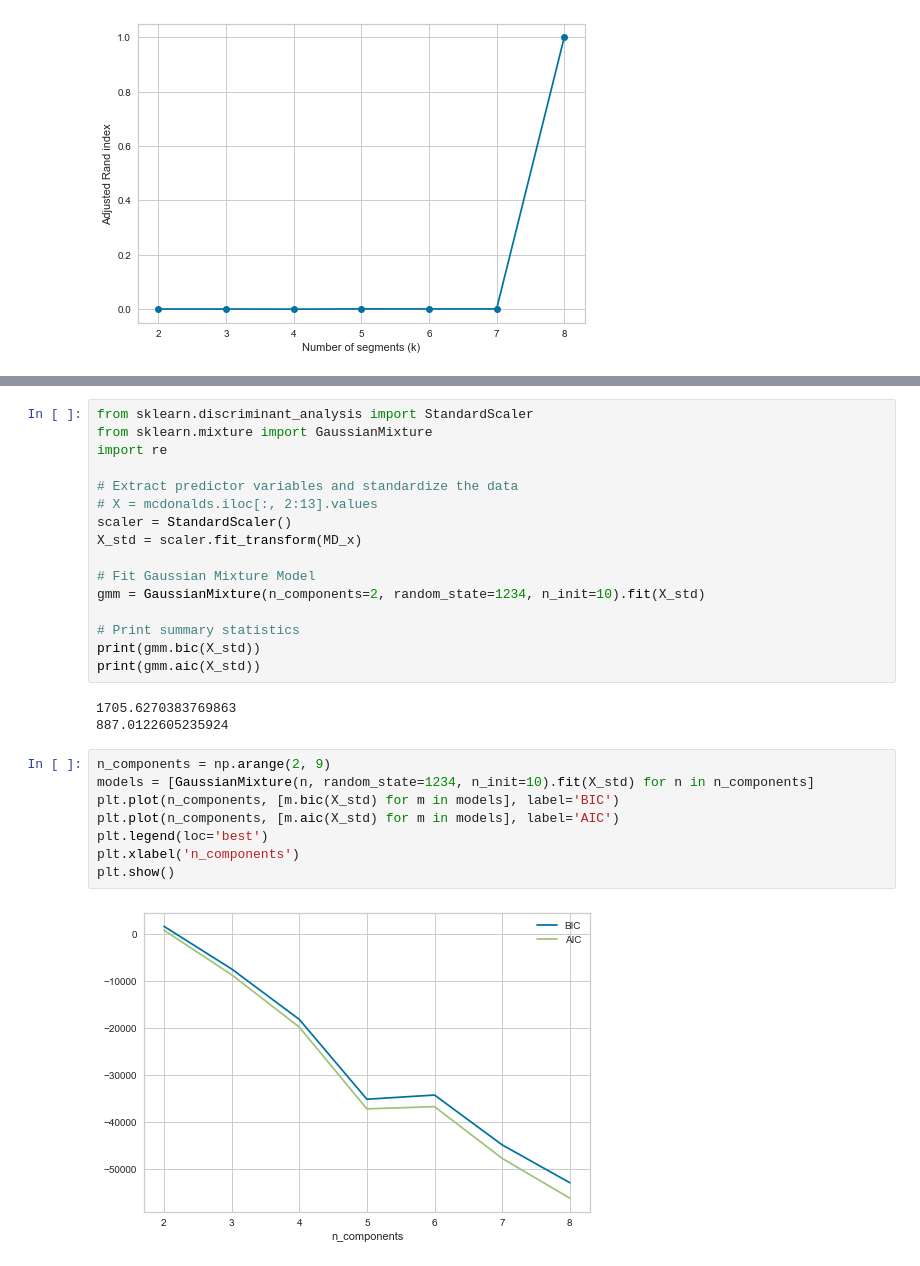
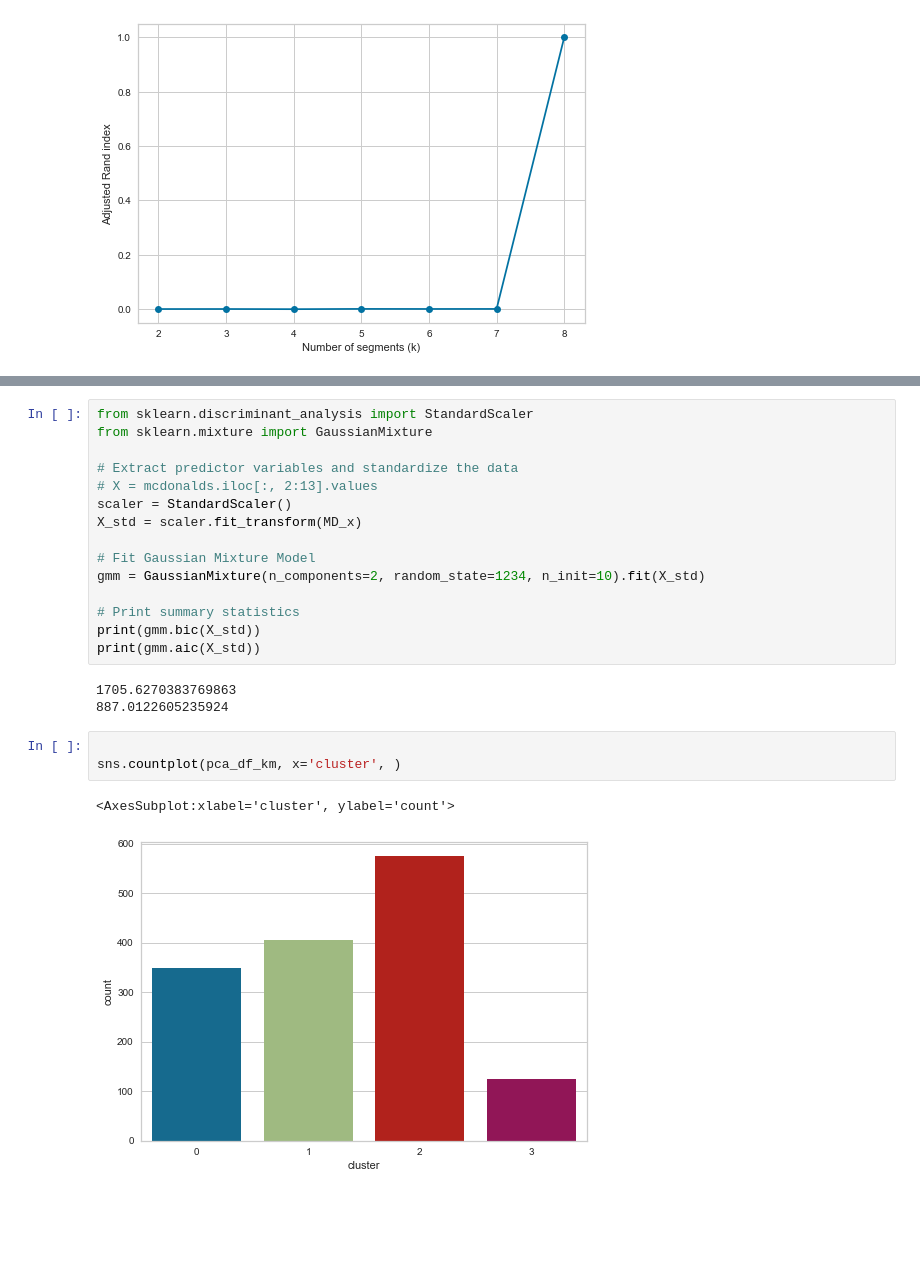
Before and after one commit to Bhatnagar621/McDCaseStudy, a Jupyter notebook: mcdonalds_CaseStudy.ipynb, the cells around one changed output, grey strips where cells are left out. Drawn from its saved outputs; the diff is of its cells as text; blank space fills up the shorter version.

```diff
--- a/mcdonalds_CaseStudy.ipynb
+++ b/mcdonalds_CaseStudy.ipynb
@@ -254,7 +280,6 @@ plt.show()
 # %%
 from sklearn.discriminant_analysis import StandardScaler
 from sklearn.mixture import GaussianMixture
-import re
 
 # Extract predictor variables and standardize the data
 # X = mcdonalds.iloc[:, 2:13].values
@@ -270,13 +295,9 @@ print(gmm.aic(X_std))
 # %% [output]
 1705.6270383769863
 887.0122605235924
-# %%
-n_components = np.arange(2, 9)
-models = [GaussianMixture(n, random_state=1234, n_init=10).fit(X_std) for n in n_components]
-plt.plot(n_components, [m.bic(X_std) for m in models], label='BIC')
-plt.plot(n_components, [m.aic(X_std) for m in models], label='AIC')
-plt.legend(loc='best')
-plt.xlabel('n_components')
-plt.show()
-# %% [output]
-[figure, removed]
+# %%
+
+sns.countplot(pca_df_km, x='cluster', )
+# %% [output]
+<AxesSubplot:xlabel='cluster', ylabel='count'>
+[figure, added]
```
Also changed, not shown: parts of 19 cells of this notebook.
